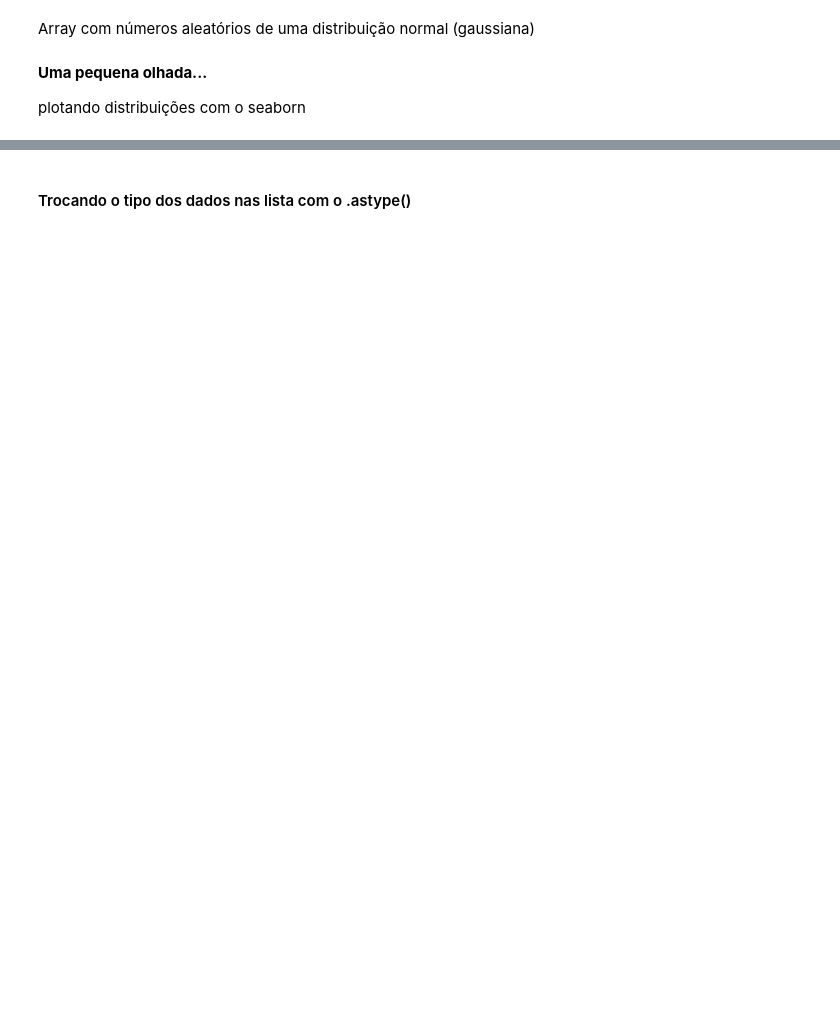
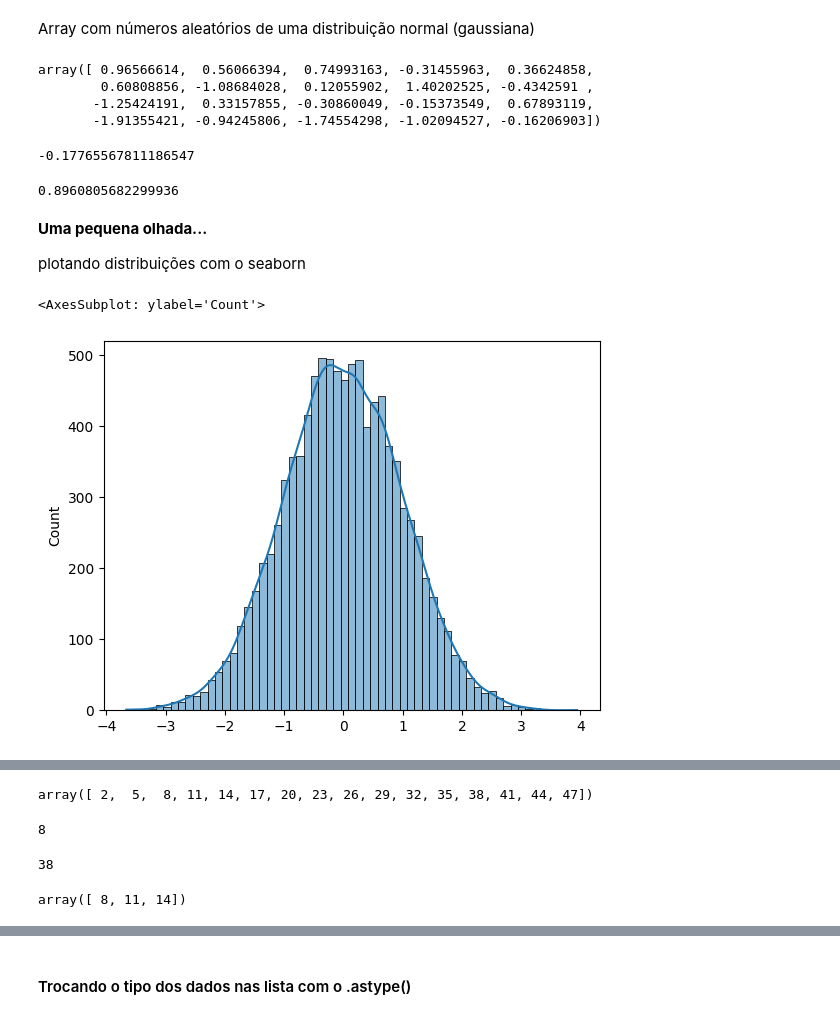
Before and after one commit to rodolforicardotech/polo-tech-modulo3, a Jupyter notebook: Numpy.ipynb, the cells around one changed output, grey strips where cells are left out. Drawn from its saved outputs; the diff is of its cells as text; code cells hidden in the pictures; blank space fills up the shorter version.

```diff
--- a/Numpy.ipynb
+++ b/Numpy.ipynb
@@ -183,13 +293,66 @@ Também conseguimos trabalhar com **distribuições estatísticas de probabilida
 <img src = "https://www.allaboutcircuits.com/uploads/articles/an-introduction-to-the-normal-distribution-in-electrical-engineerin-rk-aac-image1.jpg" />
 # %% [markdown]
 Array com números aleatórios de uma distribuição normal (gaussiana)
+# %%
+# np.random.normal()
+# array com números aleatórios de uma distribuição normal (gaussiana)
+# argumentos: média, desvio padrão, quantidade de números
+
+arr = np.random.normal(0, 1, 20)
+arr
+# %% [output]
+array([ 0.96566614,  0.56066394,  0.74993163, -0.31455963,  0.36624858,
+        0.60808856, -1.08684028,  0.12055902,  1.40202525, -0.4342591 ,
+       -1.25424191,  0.33157855, -0.30860049, -0.15373549,  0.67893119,
+       -1.91355421, -0.94245806, -1.74554298, -1.02094527, -0.16206903])
+# %%
+# Quanto maior a amostra mais proximos serão os resultados
+
+arr.mean()
+# %% [output]
+-0.17765567811186547
+# %%
+# Quanto maior a amostra mais proximos serão os resultados
+
+arr.std()
+# %% [output]
+0.8960805682299936
 # %% [markdown]
 __Uma pequena olhada...__
 
 plotando distribuições com o seaborn
+# %%
+# plotando distribuições (uniforme e normal) com o seaborn
+import seaborn as sns
+x = np.random.normal(0, 1, 10000)
+sns.histplot(x, kde=True)
+# %% [output]
+<AxesSubplot: ylabel='Count'>
+[figure, added]
 # %% [markdown]
 #### Indexação
 
 É possível acessar elementos individuais dos arrays pelos **índices**, da mesma forma que fazemos com listas.
 
 <img src = "https://numpy.org/devdocs/_images/np_indexing.png" />
+# %%
+# criando novamente um array sequencial
+arr = np.arange(2,50,3)
+arr
+# %% [output]
+array([ 2,  5,  8, 11, 14, 17, 20, 23, 26, 29, 32, 35, 38, 41, 44, 47])
+# %%
+# acessando elementos individuais
+arr[2]
+# %% [output]
+8
+# %%
+# índices negativos
+arr[-4]
+# %% [output]
+38
+# %%
+# pegando fatias do array (slicing)
+arr[2:5]
+# %% [output]
+array([ 8, 11, 14])
```
Also changed, not shown: parts of 83 cells of this notebook, 1 other file.
